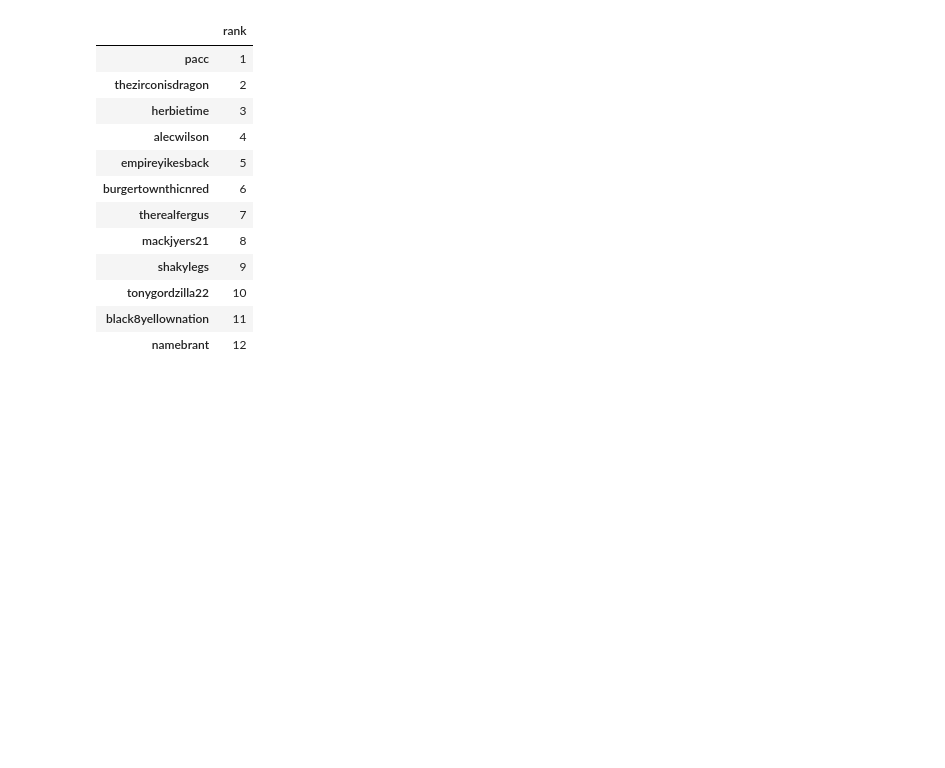
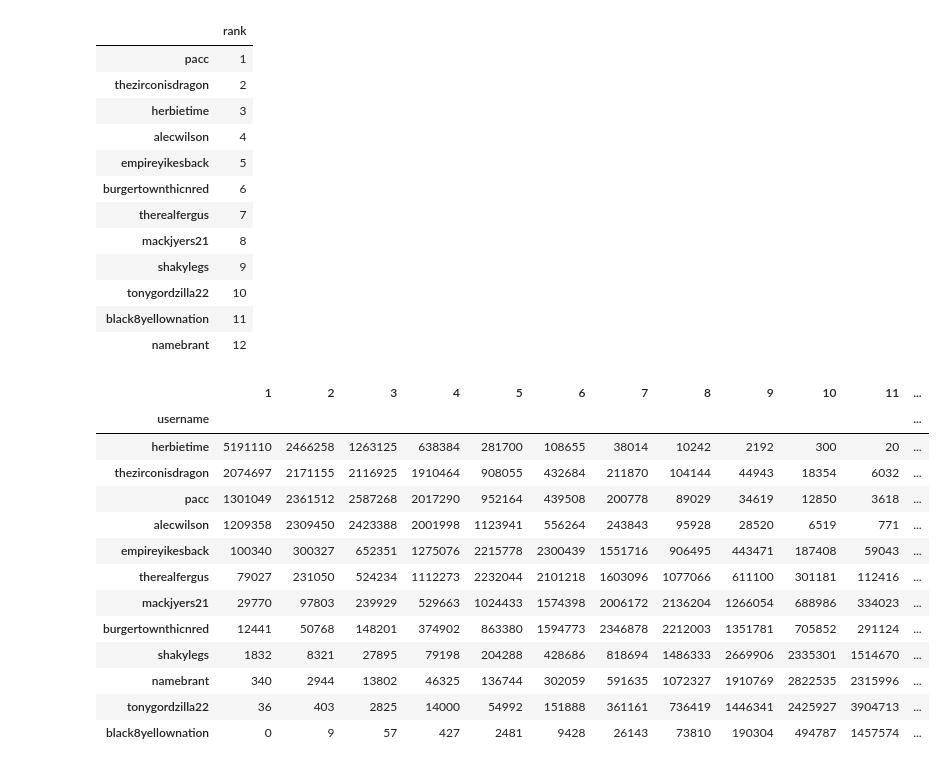
Before and after one commit to mfjacobsen/Fantasy-Football, a Jupyter notebook: 2023WinDistribution.ipynb, the cells around one changed output. Saved outputs shown, nothing was run; the diff lists cells and outputs as text; code cells hidden in the pictures; blank space fills up the shorter version.

```diff
--- a/2023WinDistribution.ipynb
+++ b/2023WinDistribution.ipynb
@@ -225,6 +218,23 @@ pd.DataFrame(season_ranks)
 | tonygordzilla22 | 10 |
 | black8yellownation | 11 |
 | namebrant | 12 |
+# %%
+records_df_count
+# %% [output]
+|  | 1 | 2 | 3 | 4 | 5 | 6 | 7 | 8 | 9 | 10 | 11 | ... |
+| username |  |  |  |  |  |  |  |  |  |  |  | ... |
+| herbietime | 5191110 | 2466258 | 1263125 | 638384 | 281700 | 108655 | 38014 | 10242 | 2192 | 300 | 20 | ... |
+| thezirconisdragon | 2074697 | 2171155 | 2116925 | 1910464 | 908055 | 432684 | 211870 | 104144 | 44943 | 18354 | 6032 | ... |
+| pacc | 1301049 | 2361512 | 2587268 | 2017290 | 952164 | 439508 | 200778 | 89029 | 34619 | 12850 | 3618 | ... |
+| alecwilson | 1209358 | 2309450 | 2423388 | 2001998 | 1123941 | 556264 | 243843 | 95928 | 28520 | 6519 | 771 | ... |
+| empireyikesback | 100340 | 300327 | 652351 | 1275076 | 2215778 | 2300439 | 1551716 | 906495 | 443471 | 187408 | 59043 | ... |
+| therealfergus | 79027 | 231050 | 524234 | 1112273 | 2232044 | 2101218 | 1603096 | 1077066 | 611100 | 301181 | 112416 | ... |
+| mackjyers21 | 29770 | 97803 | 239929 | 529663 | 1024433 | 1574398 | 2006172 | 2136204 | 1266054 | 688986 | 334023 | ... |
+| burgertownthicnred | 12441 | 50768 | 148201 | 374902 | 863380 | 1594773 | 2346878 | 2212003 | 1351781 | 705852 | 291124 | ... |
+| shakylegs | 1832 | 8321 | 27895 | 79198 | 204288 | 428686 | 818694 | 1486333 | 2669906 | 2335301 | 1514670 | ... |
+| namebrant | 340 | 2944 | 13802 | 46325 | 136744 | 302059 | 591635 | 1072327 | 1910769 | 2822535 | 2315996 | ... |
+| tonygordzilla22 | 36 | 403 | 2825 | 14000 | 54992 | 151888 | 361161 | 736419 | 1446341 | 2425927 | 3904713 | ... |
+| black8yellownation | 0 | 9 | 57 | 427 | 2481 | 9428 | 26143 | 73810 | 190304 | 494787 | 1457574 | ... |
 # %%
 # Highlights each user's actual ranking from the season in the simulated dataframe
 def highlight_cells(row):
```
Also changed, not shown: parts of 14 cells of this notebook, 10 other files.
